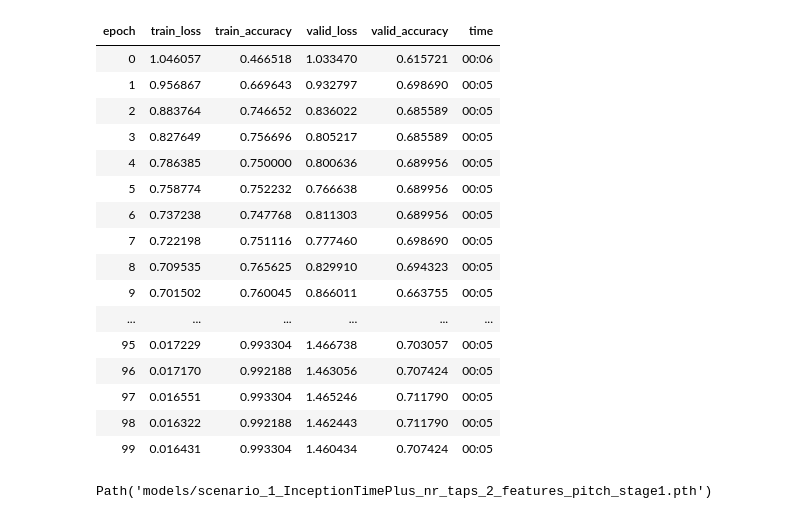
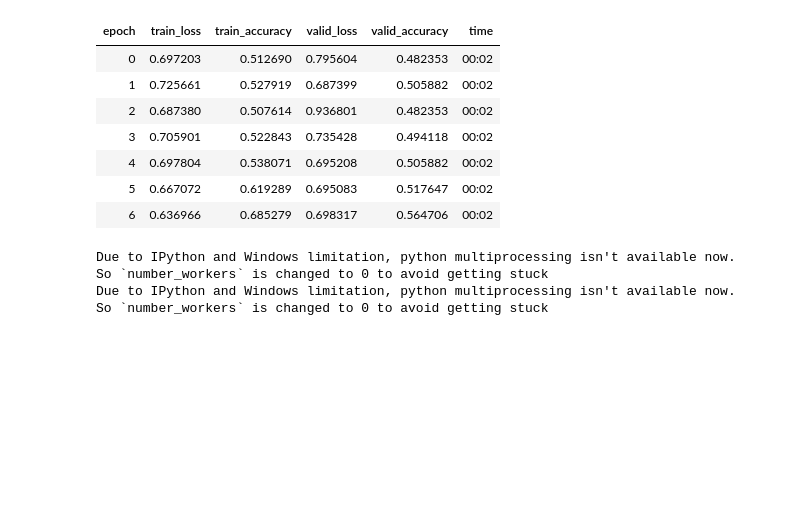
Before and after one commit to a-ludwig/smart_hans, a Jupyter notebook: Machine_learning/tsai_with_real_data_univariate.ipynb, the cells around one changed output. Drawn from its saved outputs; the diff is of its cells as text; code cells hidden in the pictures; blank space fills up the shorter version.

```diff
--- a/Machine_learning/tsai_with_real_data_univariate.ipynb
+++ b/Machine_learning/tsai_with_real_data_univariate.ipynb
@@ -5,19 +5,24 @@ from datenverarbeitung.dataloader import dataloader
 import datetime
 CUDA_LAUNCH_BLOCKING=1
 
-num_scenario = 1
-nr_taps = 2
-model_to_use = "InceptionTimePlus"
-learning_cycles = 100
-features_to_learn_with = ["pitch"]
+
+
+num_scenario = 3
+nr_taps = 1
+window_size = 35
+move_by = 10
+model_to_use = "InceptionTime"
+batch_size = 1
+learning_cycles = 7
+features_to_learn_with = ["right_eye_y"]
 feature_list_string = '_'.join(features_to_learn_with)
 
 models_folder = "models"
 plots_folder = "vis/plots"
 save_name = "scenario_{}_{}".format(num_scenario, model_to_use)
 
-dl = dataloader(scenario= num_scenario, path="/Users/adi/Nextcloud/smart_hans/AP2/Daten/headpose_opencv_pitch_roll_yaw_20220904", nr_taps=nr_taps, move_window_by=-10, feature_list=features_to_learn_with)
-train, test= dl.get_train_test(frac = 0.8, seed = 0)
+dl = dataloader(scenario= num_scenario, path="E:\local_hansi\smart_hans\AP2\Daten\zum_sichten\laeuft", nr_taps=nr_taps, move_window_by=move_by, tap_size=35, feature_list=["right_eye_corner_x"])
+train, test= dl.train, dl.test
 
 X_test, y_test = df2xy(test, target_col='target')
 X_train, y_train = df2xy(train, target_col='target')
@@ -28,7 +33,7 @@ tfms  = [None, [Categorize()]]
 dsets = TSDatasets(X, y, tfms=tfms, splits=splits, inplace=True)
 dsets
 
-dls = TSDataLoaders.from_dsets(dsets.train, dsets.valid, bs=[64, 128], batch_tfms=[TSStandardize()], num_workers=0)
+dls = TSDataLoaders.from_dsets(dsets.train, dsets.valid, bs=1, batch_tfms=[], num_workers=0)
 
 dls.show_batch(sharey=True)
 # %% [output]
@@ -54,6 +59,6 @@ smart_hans_07312022_185426_5_146-169_08_wky_.csv
 
 scenario_name_stage0 = save_name+"_nr_taps_{}_features_{}".format(str(nr_taps), feature_list_string)+"_stage0"
 model = InceptionTime(dls.vars, dls.c)
-learn = ts_learner(dls, model, metrics=accuracy, train_metrics=True)
+learn = ts_learner(dls, model, metrics=accuracy, train_metrics=True, lr=0.001)
 learn.save(scenario_name_stage0)
 # %% [output]
@@ -61,3 +66,3 @@ Path('models/scenario_1_InceptionTimePlus_nr_taps_2_features_pitch_stage0.pth')
 # %%
-learn.load(scenario_name_stage0)
-learn.lr_find()
+#learn.load(scenario_name_stage0)
+#learn.lr_find()
@@ -68,26 +69,20 @@ SuggestedLRs(valley=0.002511886414140463)
 # %%
 scenario_name_stage1 = scenario_name_stage0.replace("0","1")
 learn.fit_one_cycle(learning_cycles, lr_max=1e-3)
-learn.save(scenario_name_stage1)
+learn.save_all(path='export', dls_fname='dls', model_fname='model', learner_fname='learner')
 # %% [output]
 | epoch | train_loss | train_accuracy | valid_loss | valid_accuracy | time |
-| 0 | 1.046057 | 0.466518 | 1.033470 | 0.615721 | 00:06 |
-| 1 | 0.956867 | 0.669643 | 0.932797 | 0.698690 | 00:05 |
-| 2 | 0.883764 | 0.746652 | 0.836022 | 0.685589 | 00:05 |
-| 3 | 0.827649 | 0.756696 | 0.805217 | 0.685589 | 00:05 |
-| 4 | 0.786385 | 0.750000 | 0.800636 | 0.689956 | 00:05 |
-| 5 | 0.758774 | 0.752232 | 0.766638 | 0.689956 | 00:05 |
-| 6 | 0.737238 | 0.747768 | 0.811303 | 0.689956 | 00:05 |
-| 7 | 0.722198 | 0.751116 | 0.777460 | 0.698690 | 00:05 |
-| 8 | 0.709535 | 0.765625 | 0.829910 | 0.694323 | 00:05 |
-| 9 | 0.701502 | 0.760045 | 0.866011 | 0.663755 | 00:05 |
-| ... | ... | ... | ... | ... | ... |
-| 95 | 0.017229 | 0.993304 | 1.466738 | 0.703057 | 00:05 |
-| 96 | 0.017170 | 0.992188 | 1.463056 | 0.707424 | 00:05 |
-| 97 | 0.016551 | 0.993304 | 1.465246 | 0.711790 | 00:05 |
-| 98 | 0.016322 | 0.992188 | 1.462443 | 0.711790 | 00:05 |
-| 99 | 0.016431 | 0.993304 | 1.460434 | 0.707424 | 00:05 |
+| 0 | 0.697203 | 0.512690 | 0.795604 | 0.482353 | 00:02 |
+| 1 | 0.725661 | 0.527919 | 0.687399 | 0.505882 | 00:02 |
+| 2 | 0.687380 | 0.507614 | 0.936801 | 0.482353 | 00:02 |
+| 3 | 0.705901 | 0.522843 | 0.735428 | 0.494118 | 00:02 |
+| 4 | 0.697804 | 0.538071 | 0.695208 | 0.505882 | 00:02 |
+| 5 | 0.667072 | 0.619289 | 0.695083 | 0.517647 | 00:02 |
+| 6 | 0.636966 | 0.685279 | 0.698317 | 0.564706 | 00:02 |
-Path('models/scenario_1_InceptionTimePlus_nr_taps_2_features_pitch_stage1.pth')
+Due to IPython and Windows limitation, python multiprocessing isn't available now.
+So `number_workers` is changed to 0 to avoid getting stuck
+Due to IPython and Windows limitation, python multiprocessing isn't available now.
+So `number_workers` is changed to 0 to avoid getting stuck
 # %%
 learn.recorder.plot_metrics()
 learn.plot_confusion_matrix()
```
Also changed, not shown: parts of 6 cells of this notebook, 9 other files.
